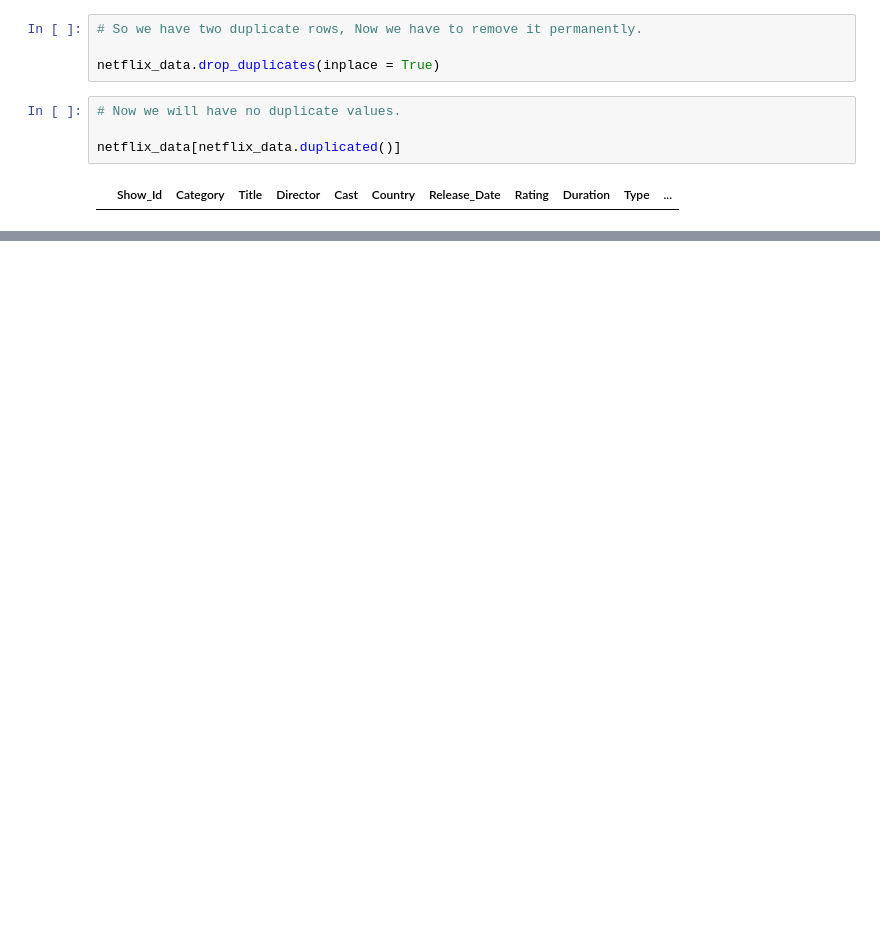
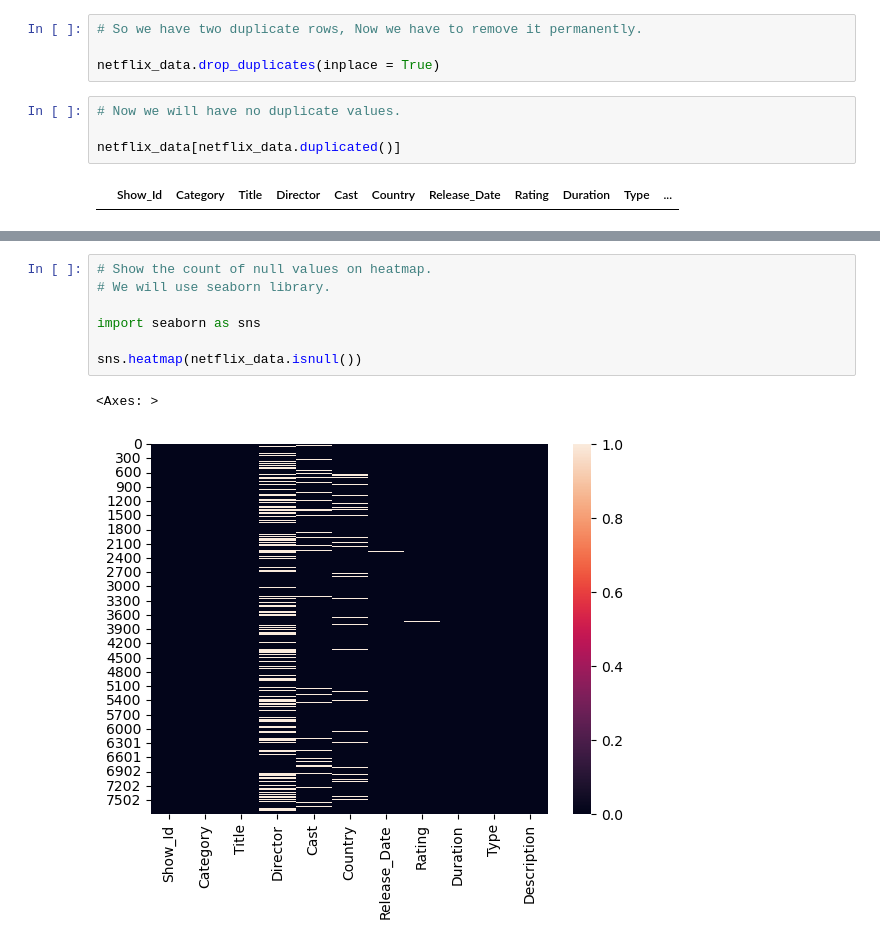
Before and after one commit to abdullahkhan-10/Python-Complete-Course, a Jupyter notebook: Python Projects/Begineer Projects/7_netflix_data.ipynb, the cells around one changed output, grey strips where cells are left out. Saved outputs shown, nothing was run; the diff lists cells and outputs as text; blank space fills up the shorter version.

Commit message:
Null values count/number display on heatmap

```diff
--- a/Python Projects/Begineer Projects/7_netflix_data.ipynb
+++ b/Python Projects/Begineer Projects/7_netflix_data.ipynb
@@ -82,0 +130,10 @@ netflix_data[netflix_data.duplicated()]
+# %%
+# Show the count of null values on heatmap.
+# We will use seaborn library.
+
+import seaborn as sns
+
+sns.heatmap(netflix_data.isnull())
+# %% [output]
+<Axes: >
+[figure, added]
```
Also changed, not shown: parts of 4 cells of this notebook.
